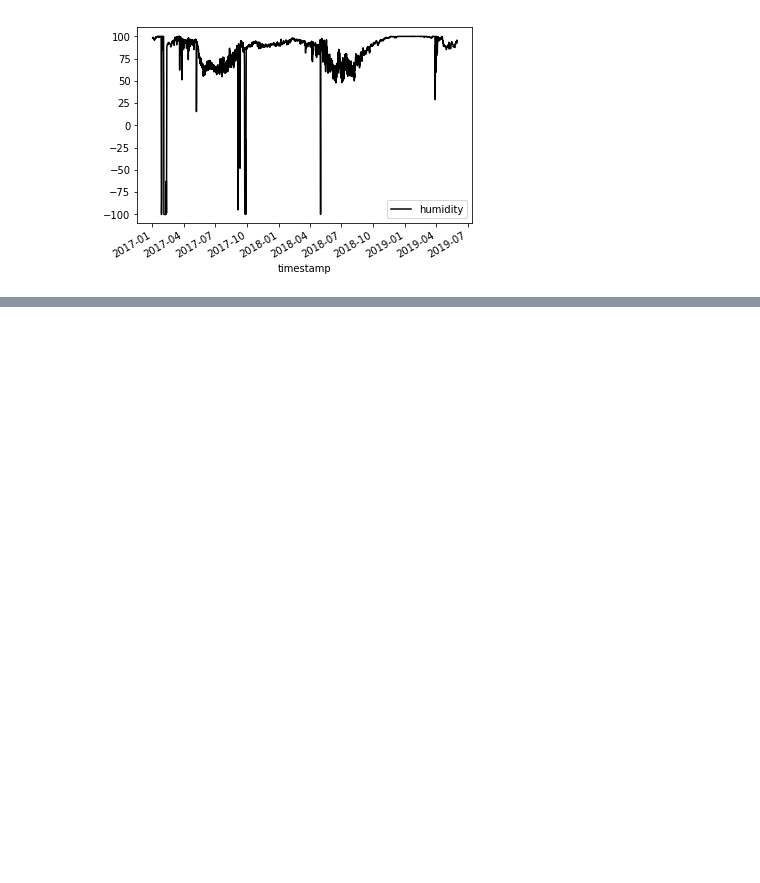
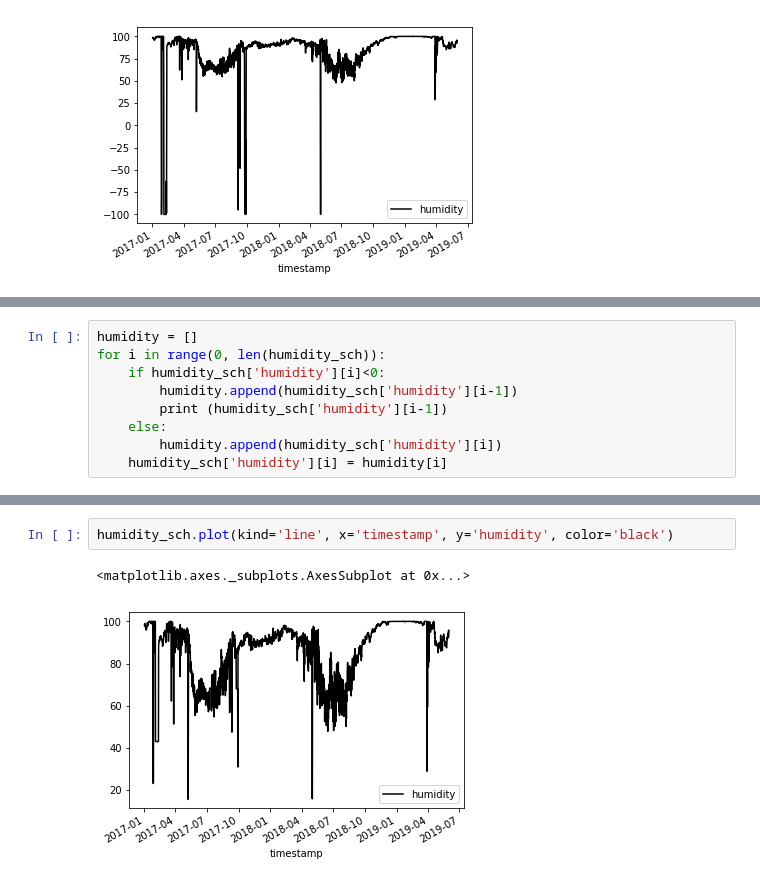
Before and after one commit to JacktorXL9/Projects, a Jupyter notebook: Bees/Bees_schwartau.ipynb, the cells around one changed output, grey strips where cells are left out. Cells and saved outputs as stored; diff of their text form; blank space fills up the shorter version.

```diff
--- a/Bees/Bees_schwartau.ipynb
+++ b/Bees/Bees_schwartau.ipynb
@@ -107,0 +85,9 @@ humidity_sch[humidity_sch['humidity']<0]
+# %%
+humidity = []
+for i in range(0, len(humidity_sch)):
+    if humidity_sch['humidity'][i]<0:
+        humidity.append(humidity_sch['humidity'][i-1])
+        print (humidity_sch['humidity'][i-1])
+    else:
+        humidity.append(humidity_sch['humidity'][i])
+    humidity_sch['humidity'][i] = humidity[i]
@@ -107,0 +106,5 @@ humidity_sch[humidity_sch['humidity']<0]
+# %%
+humidity_sch.plot(kind='line', x='timestamp', y='humidity', color='black')
+# %% [output]
+<matplotlib.axes._subplots.AxesSubplot at 0x...>
+[figure, added]
```
Also changed, not shown: parts of 7 cells of this notebook.
